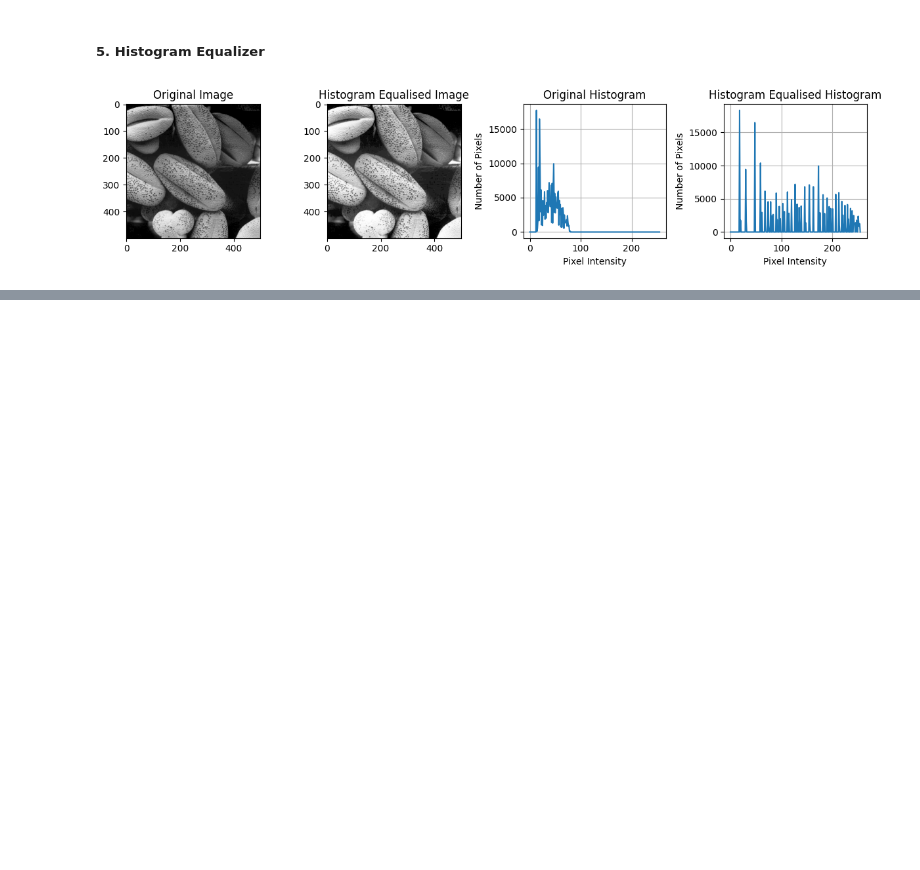
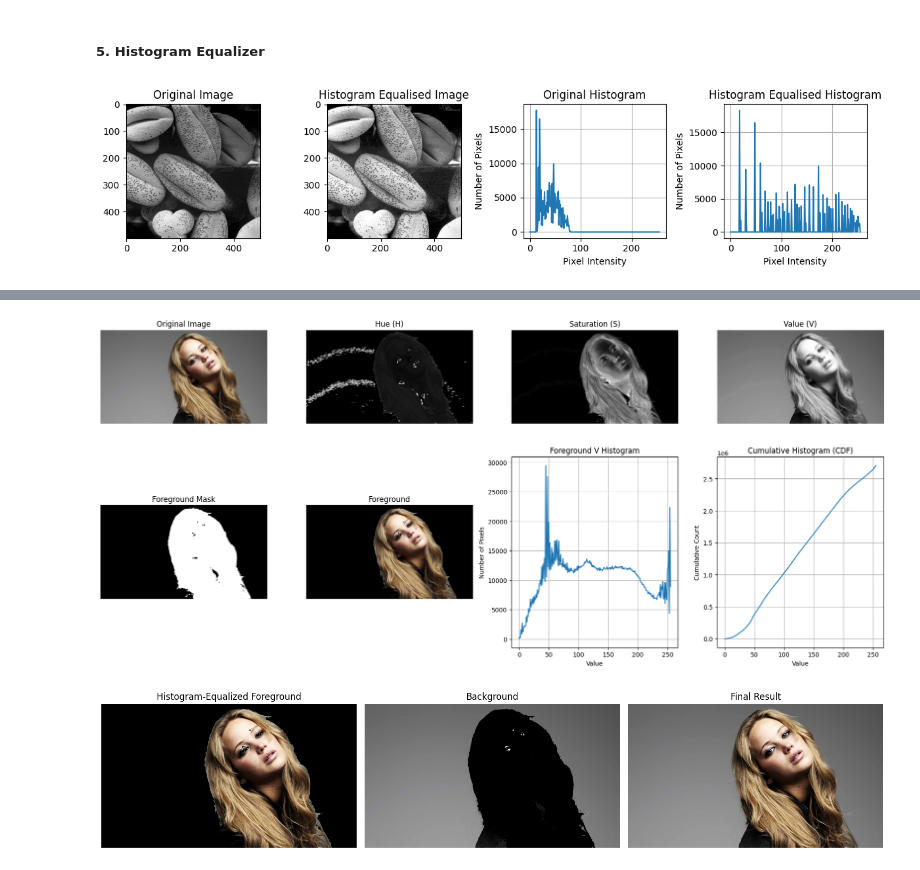
Before and after one commit to TharushaNimesh22/intensity-transformations-and-neighborhood-filtering, a Jupyter notebook: intensity_transformations_and_neighborhood_filtering.ipynb, the cells around one changed output, grey strips where cells are left out. Cells and saved outputs as stored; diff of their text form; code cells hidden in the pictures; blank space fills up the shorter version.

Commit message:
Implement histogram equalized foreground

```diff
--- a/intensity_transformations_and_neighborhood_filtering.ipynb
+++ b/intensity_transformations_and_neighborhood_filtering.ipynb
@@ -223,0 +226,80 @@ plt.show()
+# %%
+# (a) Open image, convert to HSV
+image = cv.imread("images/jennifer.jpeg")
+hsv = cv.cvtColor(image, cv.COLOR_BGR2HSV)
+h, s, v = cv.split(hsv)
+
+# (b) Threshold the saturation plane to obtain foreground mask
+_, mask = cv.threshold(s, 15, 255, cv.THRESH_BINARY)
+# Remove small holes/noise in the mask
+kernel = cv.getStructuringElement(cv.MORPH_ELLIPSE, (5, 5))
+foreground_mask = cv.morphologyEx(mask, cv.MORPH_CLOSE, kernel)
+
+# (c) Extract foreground and compute its V-plane histogram
+foreground = cv.bitwise_and(image, image, mask=foreground_mask)
+# Convert foreground to HSV and obtain its Value plane
+foreground_hsv = cv.cvtColor(foreground, cv.COLOR_BGR2HSV)
+h1, s1, value_plane = cv.split(foreground_hsv)
+# Histogram of V values only inside the foreground
+hist = cv.calcHist([value_plane], [0], foreground_mask, [256], [0, 256]).flatten()
+
+# (d) Obtain cumulative sum of the histogram
+cdf = np.cumsum(hist)
+MN = np.count_nonzero(foreground_mask) # Number of foreground pixels
+
+# (e) Histogram-equalize the foreground
+# s = (L-1)/MN * sum(n_j)
+L = 256
+# Create the transformation / lookup table
+equalization_lut = np.round((L - 1) * cdf / MN).astype(np.uint8)
+# Apply the transformation only to foreground pixels
+value_equalized = value_plane.copy()
+value_equalized[foreground_mask > 0] = equalization_lut[value_plane[foreground_mask > 0]]
+# Reconstruct HSV image and convert back to BGR
+equalized_hsv = cv.merge([h1, s1, value_equalized])
+equalized_image = cv.cvtColor(equalized_hsv, cv.COLOR_HSV2BGR)
+
+# (f) Extract background and combine it with equalized foreground
+background_mask = cv.bitwise_not(foreground_mask)
+background = cv.bitwise_and(image, image, mask=background_mask)
+equalized_foreground = cv.bitwise_and(equalized_image, equalized_image, mask=foreground_mask)
+result = cv.add(equalized_foreground, background)
+
+fig, ax = plt.subplots(2, 4, figsize=(18, 9))
+# Original image
+ax[0, 0].imshow(cv.cvtColor(image, cv.COLOR_BGR2RGB)); ax[0, 0].set_title("Original Image")
+# H, S, V planes
+ax[0, 1].imshow(h, cmap="gray"); ax[0, 1].set_title("Hue (H)")
+ax[0, 2].imshow(s, cmap="gray"); ax[0, 2].set_title("Saturation (S)")
+ax[0, 3].imshow(v, cmap="gray"); ax[0, 3].set_title("Value (V)")
+# Foreground mask
+ax[1, 0].imshow(foreground_mask, cmap="gray"); ax[1, 0].set_title("Foreground Mask")
+# Foreground only
+ax[1, 1].imshow(cv.cvtColor(foreground, cv.COLOR_BGR2RGB)); ax[1, 1].set_title("Foreground")
+# Histogram
+ax[1, 2].plot(hist); ax[1, 2].set_title("Foreground V Histogram")
+ax[1, 2].set_xlabel("Value"); ax[1, 2].set_ylabel("Number of Pixels")
+ax[1, 2].grid(True)
+# CDF
+ax[1, 3].plot(cdf); ax[1, 3].set_title("Cumulative Histogram (CDF)")
+ax[1, 3].set_xlabel("Value"); ax[1, 3].set_ylabel("Cumulative Count")
+ax[1, 3].grid(True)
+
+for a in ax.flat:
+    a.axis("off")
+# Keep axes for the histogram and CDF
+ax[1, 2].axis("on"); ax[1, 3].axis("on")
+plt.tight_layout(); plt.show()
+
+# Second figure for final results
+fig, ax = plt.subplots(1, 3, figsize=(15, 5))
+ax[0].imshow(cv.cvtColor(equalized_foreground, cv.COLOR_BGR2RGB)); ax[0].set_title("Histogram-Equalized Foreground")
+ax[1].imshow(cv.cvtColor(background, cv.COLOR_BGR2RGB)); ax[1].set_title("Background")
+ax[2].imshow(cv.cvtColor(result, cv.COLOR_BGR2RGB)); ax[2].set_title("Final Result")
+
+for a in ax:
+    a.axis("off")
+plt.tight_layout(); plt.show()
+# %% [output]
+[figure, added]
+[figure, added]
```
Also changed, not shown: parts of 1 cell of this notebook.
